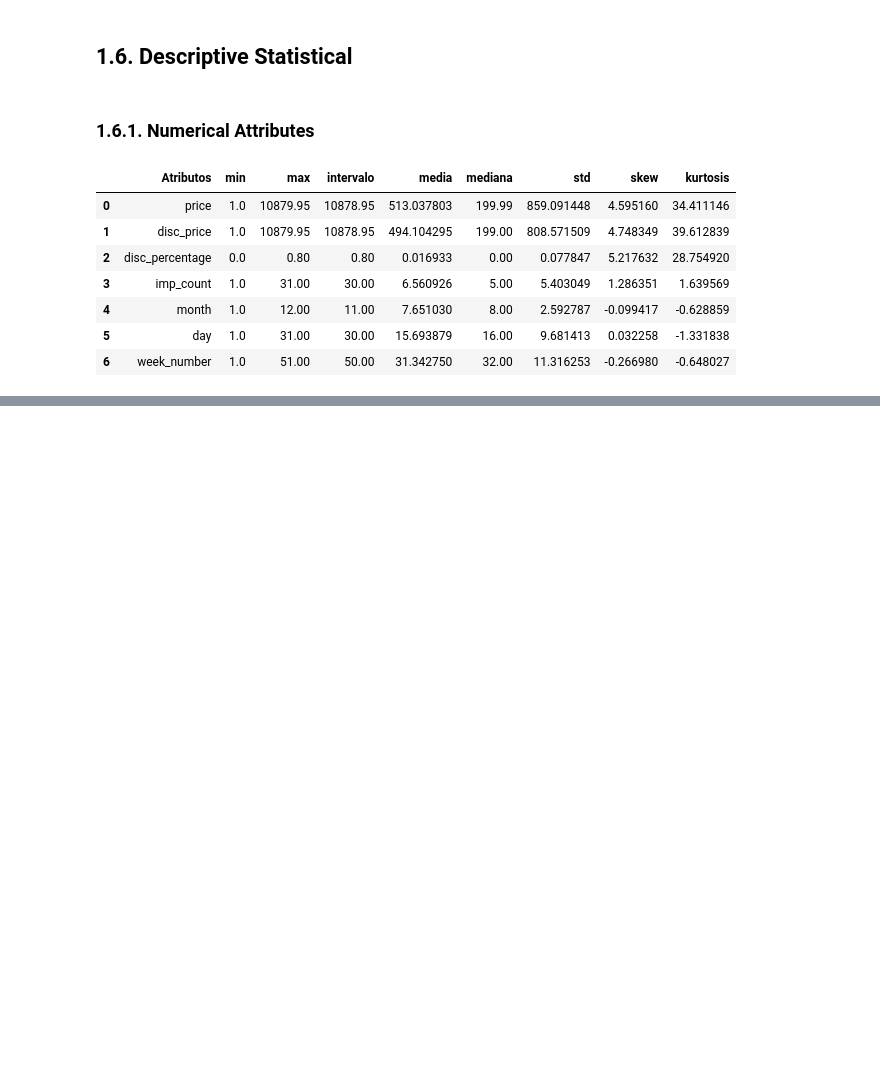
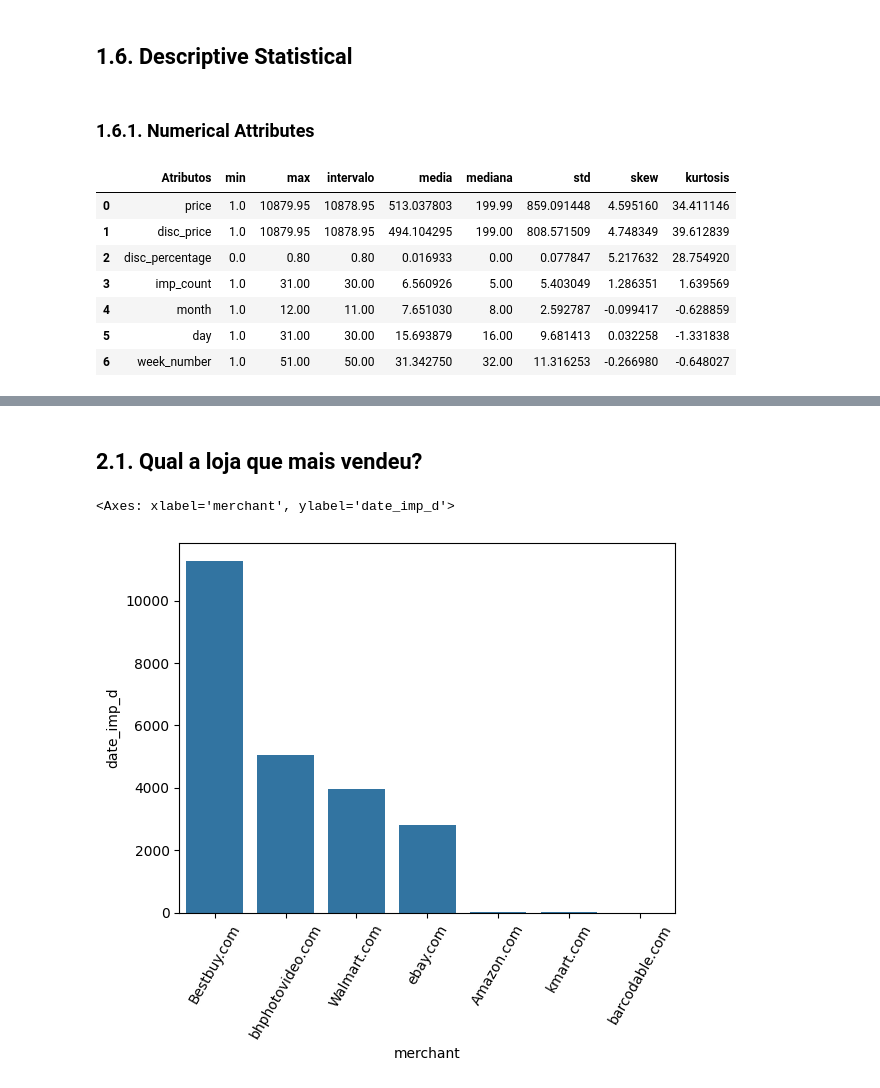
Before and after one commit to TiagoTuk/elasticidade_preco, a Jupyter notebook: notebooks/c1-metrics.ipynb, the cells around one changed output, grey strips where cells are left out. Cells and saved outputs as stored; diff of their text form; code cells hidden in the pictures; blank space fills up the shorter version.

```diff
--- a/notebooks/c1-metrics.ipynb
+++ b/notebooks/c1-metrics.ipynb
@@ -161,0 +170,2 @@ m1
+# %%
+df2 = df1.copy()
@@ -161,0 +181,10 @@ m1
+# %% [markdown]
+## 2.1. Qual a loja que mais vendeu?
+# %%
+aux1 = df2[['date_imp_d', 'merchant']].groupby('merchant').count().reset_index().sort_values(by='date_imp_d', ascending=False)
+
+plt.xticks(rotation=60)
+sns.barplot(x='merchant', y='date_imp_d', data=aux1)
+# %% [output]
+<Axes: xlabel='merchant', ylabel='date_imp_d'>
+[figure, added]
```
Also changed, not shown: parts of 16 cells of this notebook.
